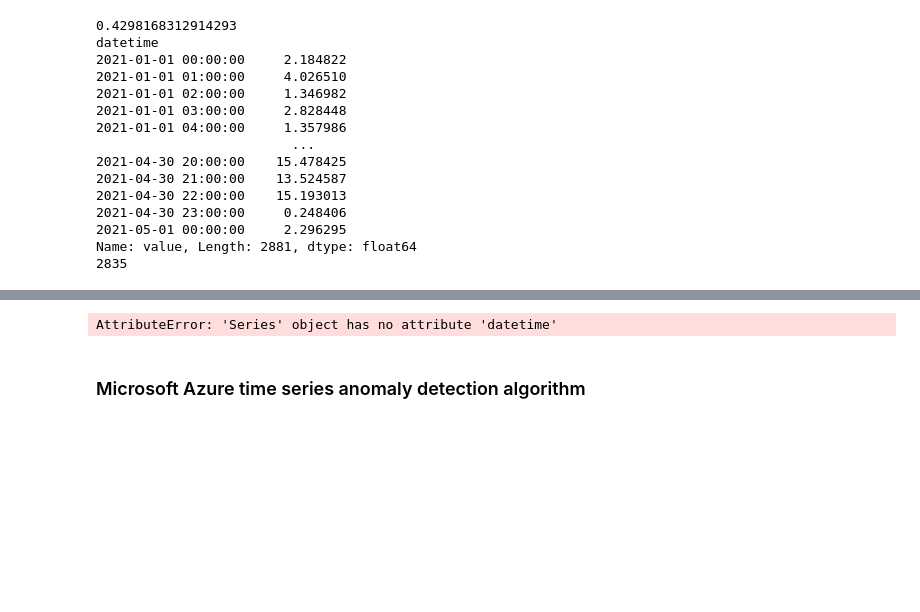
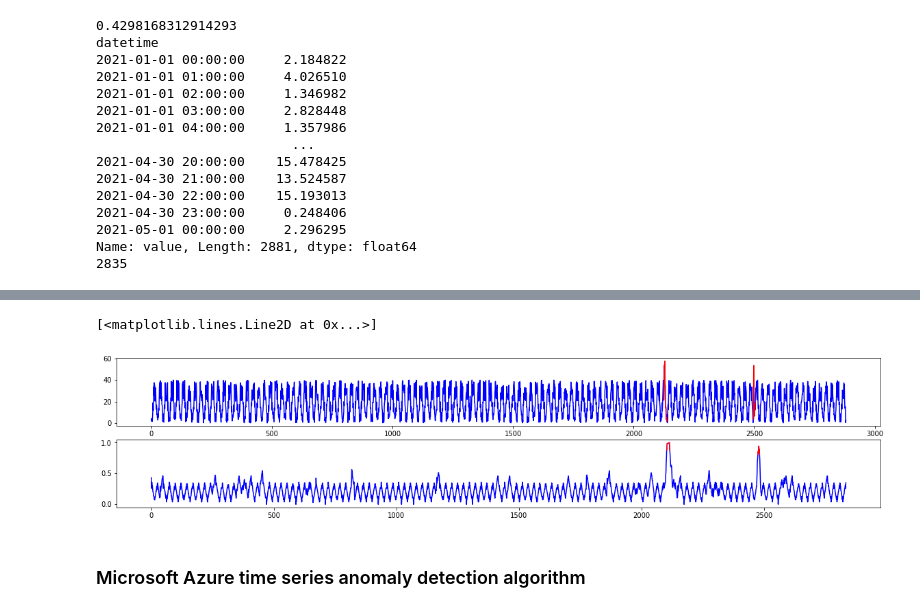
Before and after one commit to odedns/hackathon, a Jupyter notebook: SourceCode/example/data-and-algorithms.ipynb, the cells around one changed output, grey strips where cells are left out. Cells and saved outputs as stored; diff of their text form; code cells hidden in the pictures; blank space fills up the shorter version.

```diff
--- a/SourceCode/example/data-and-algorithms.ipynb
+++ b/SourceCode/example/data-and-algorithms.ipynb
@@ -134,23 +134,32 @@ threshold = 0.8
 anom_val = [];
 anom_score = [];
 
-print(scores.size)
-print(df['value'].size)
-print(df['value'].size-scores.size)
-print(pattern_length//3+pattern_length+query_length+2)
+#print(scores.size)
+#print(df['value'].size)
+#print(df['value'].size-scores.size)
+#print(pattern_length//3+pattern_length+query_length+2)
 
 start=pattern_length//3+2+query_length
 end=pattern_length
-print(start+end)
+#print(start+end)
+# start + end = the difference between the size of the input and the number of scores.
 
+
+for i in range(start):
+    anom_val.append(np.nan)
+
+print('Anomalies detected at:')
 for i in range(len(scores)):
     if(scores[i] > threshold):
-        print(df.iloc[i+start].datetime)
+        print(df.iloc[i+start].timestamp)
         anom_val.append(df.iloc[i+start].value)
         anom_score.append(scores[i])
     else:
         anom_val.append(np.nan)
         anom_score.append(np.nan)
+
+for i in range(end):
+    anom_val.append(np.nan)
 
 fig,ax = plt.subplots(2,1,figsize=(20,4))
 
@@ -158,8 +167,8 @@ v=val+query_length
 ax[0].plot(df['value'].values,color='blue')
 ax[0].plot(anom_val[0:len(anom_val)],color='red')
 
-ax[1].plot(scores[start:len(scores)-end],color='blue')
-#ax[1].plot(anom_score,color='red')
+ax[1].plot(scores,color='blue')
+ax[1].plot(anom_score,color='red')
 #ax[0].set_xlim(0,len(anom_score))
 #ax[1].set_xlim(0,len(anom_score))
 # %% [output]
@@ -171,4 +192,5 @@ ax[1].plot(scores[start:len(scores)-end],color='blue')
-AttributeError: 'Series' object has no attribute 'datetime'
+[<matplotlib.lines.Line2D at 0x...>]
+[figure, added]
 # %% [markdown]
 ### Microsoft Azure time series anomaly detection algorithm
 # %%
```
Also changed, not shown: parts of 2 cells of this notebook.
